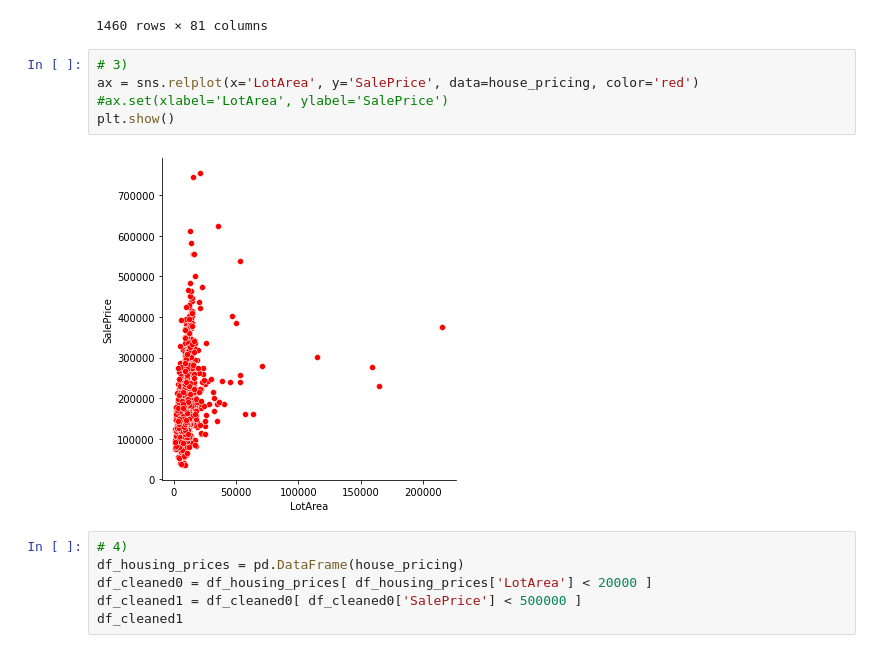
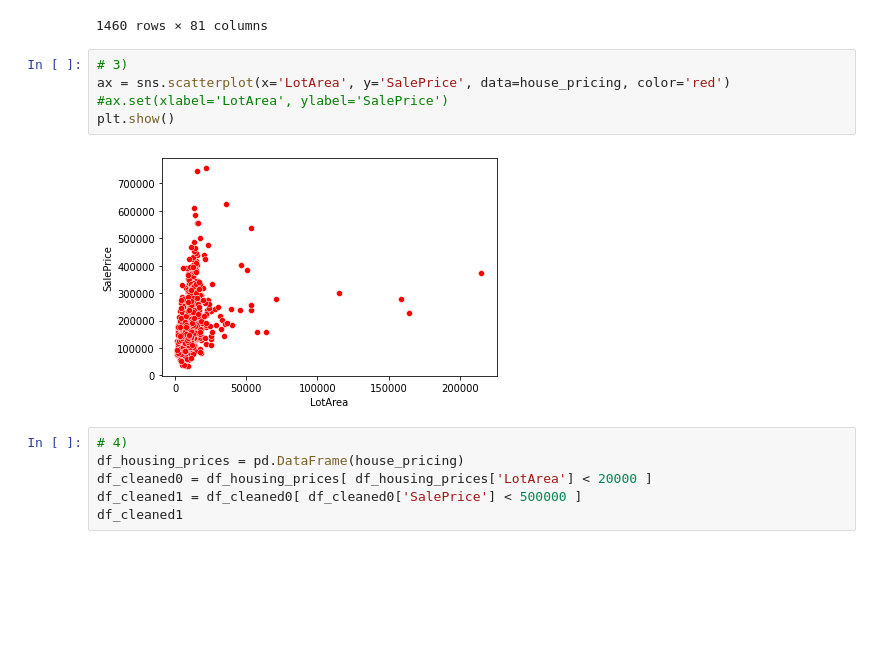
Before and after one commit to Guillaume-Lazaro/PythonEDA, a Jupyter notebook: Exercice Seaborn.ipynb, the cells around one changed output. Saved outputs shown, nothing was run; the diff lists cells and outputs as text; blank space fills up the shorter version.

```diff
--- a/Exercice Seaborn.ipynb
+++ b/Exercice Seaborn.ipynb
@@ -45,11 +45,11 @@ house_pricing
 1460 rows × 81 columns
 # %%
 # 3)
-ax = sns.relplot(x='LotArea', y='SalePrice', data=house_pricing, color='red')
+ax = sns.scatterplot(x='LotArea', y='SalePrice', data=house_pricing, color='red')
 #ax.set(xlabel='LotArea', ylabel='SalePrice')
 plt.show()
 # %% [output]
-[figure, old version]
+[figure, new version]
 # %%
 # 4)
 df_housing_prices = pd.DataFrame(house_pricing)
```
Also changed, not shown: parts of 19 cells of this notebook, 3 other files.
